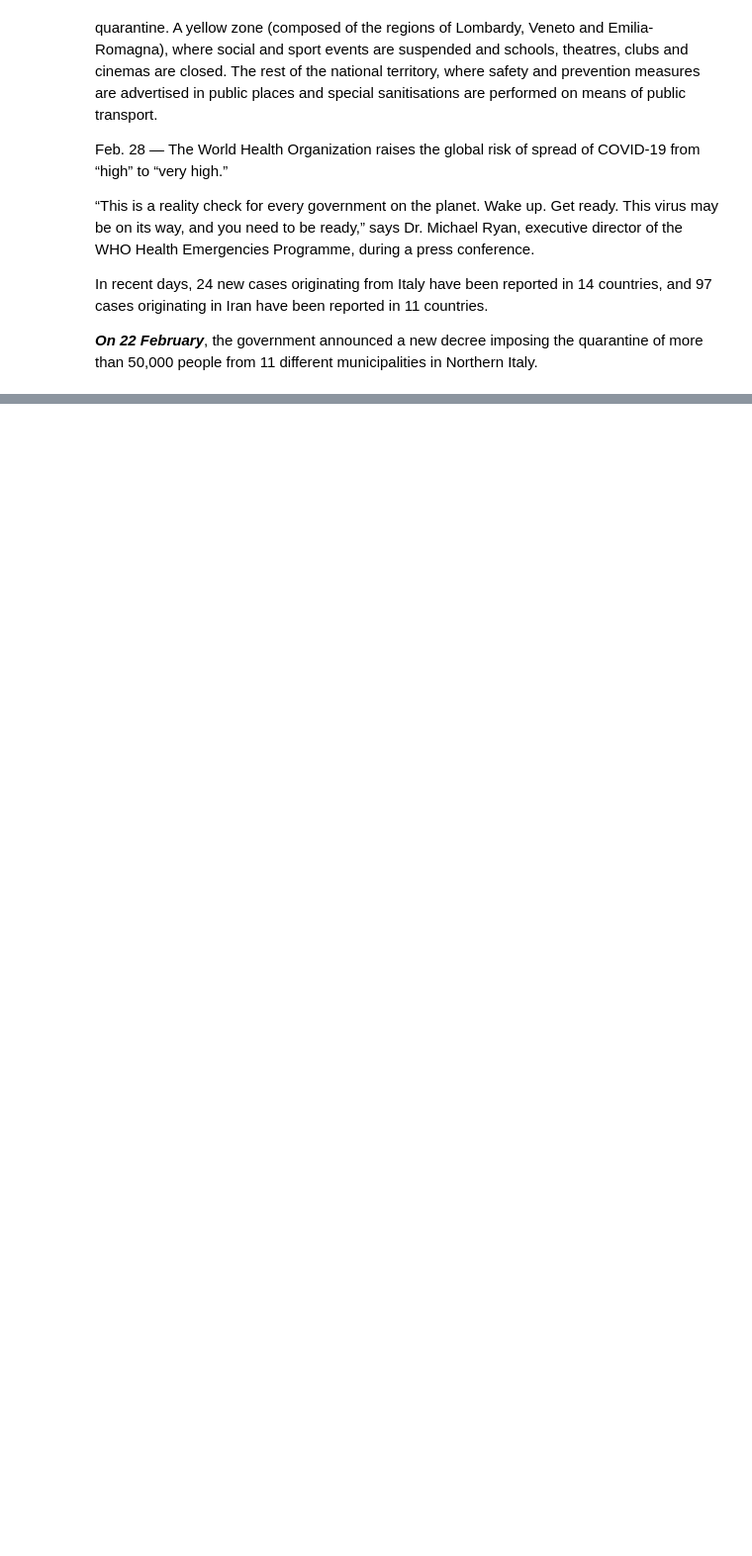
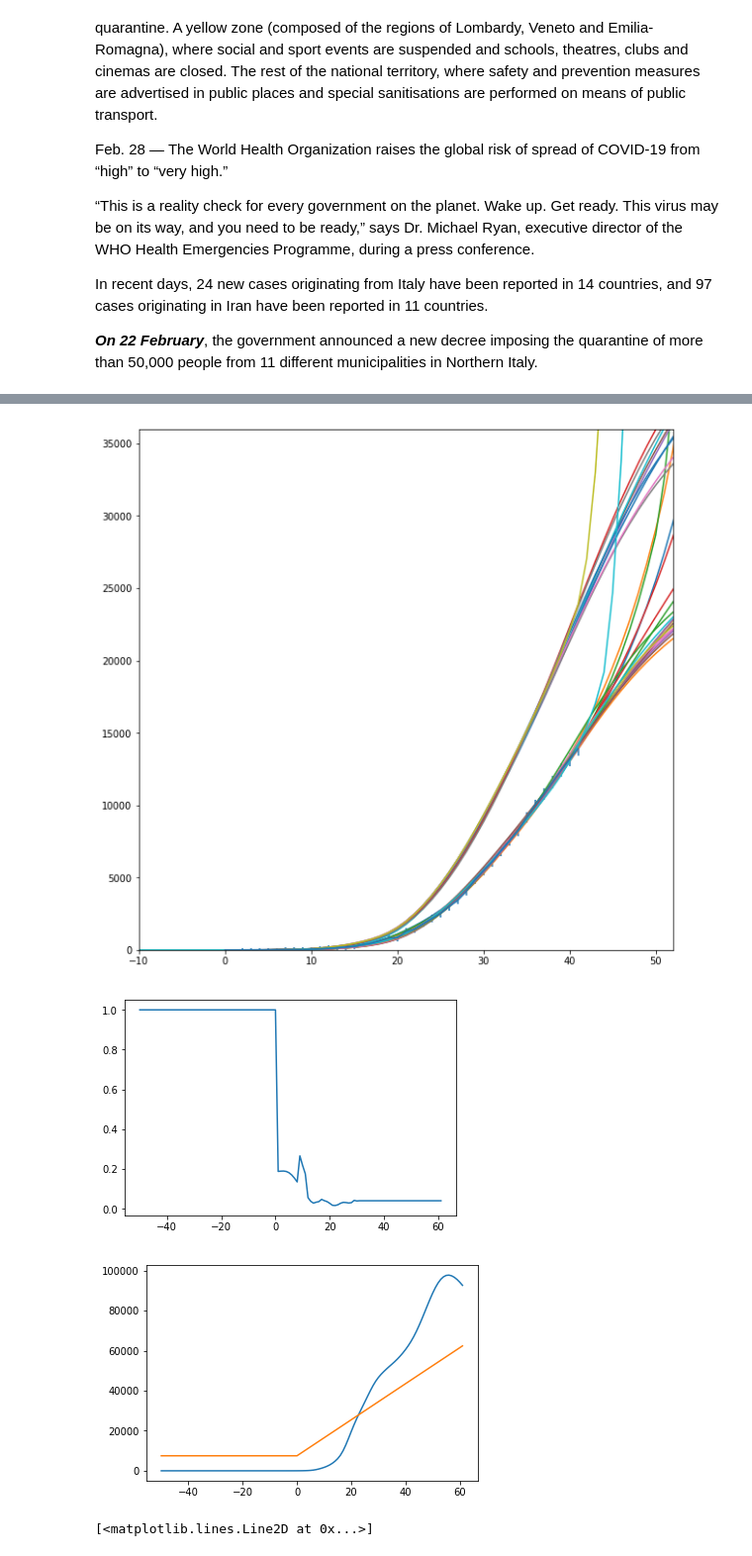
Before and after one commit to AndreasFinke/mcmc, a Jupyter notebook: notebooks/covid.ipynb, the cells around one changed output, grey strips where cells are left out. Shown: that part at 99% size. Cells and saved outputs as stored; diff of their text form; code cells hidden in the pictures; blank space fills up the shorter version.

```diff
--- a/notebooks/covid.ipynb
+++ b/notebooks/covid.ipynb
@@ -89,0 +148,11 @@ covid = mcmc.DiseaseSpread(data, params, nPop, 7500.0+2000, 200.0, maxdelay, 10)
+# %%
+ls = []
+for i in range(100):
+    gd = mcmc.GradientDecent(state)
+    state.test(0.01)
+    gd.learningRate = 0
+    gd.decent()
+    print(state.getAll()["delay"])
+    ls.append(state.loglike())
+
+plt.plot(ls)
@@ -127,0 +288,53 @@ plt.plot(chain.getMean("capacity"))
+# %%
+#plt.plot(np.mean(chain.getSamples("dead"),0))
+plt.figure(figsize=(10,10))
+#plt.plot(time_all, chain.getMean("dead")[:])
+for i in range(30):
+    plt.plot(time_all, chain.getSamples("dead")[-1-35*i,:])
+# plt.plot(time_all, chain.getSamples("dead")[-1,:])
+# plt.plot(time_all, chain.getSamples("dead")[-10,:])
+# plt.plot(time_all, chain.getSamples("dead")[-35,:])
+# plt.plot(time_all, chain.getSamples("dead")[-65,:])
+# plt.plot(time_all, chain.getSamples("dead")[-95,:])
+# plt.plot(time_all, chain.getSamples("dead")[-125,:])
+# plt.plot(time_all, chain.getSamples("dead")[-155,:])
+# plt.plot(time_all, chain.getSamples("dead")[-250,:])
+# plt.plot(time_all, chain.getSamples("dead")[-350,:])
+# plt.plot(time_all, chain.getSamples("dead")[-650,:])
+# plt.plot(time_all, chain.getSamples("dead")[-950,:])
+# plt.plot(time_all, chain.getSamples("dead")[-1250,:])
+# plt.plot(time_all, chain.getSamples("dead")[-1550,:])
+plt.errorbar(time_data, deaths_data, deaths_error)
+plt.xlim([-10, deaths_data.size+10])
+
+lims = plt.gca().get_xlim()
+i = np.where( (time_all > lims[0]) &  (time_all < lims[1]) )[0]
+plt.gca().set_ylim( chain.getMean("dead")[i].min(), chain.getMean("dead")[i].max() )
+
+plt.show()
+
+
+plt.plot(time_all, chain.getMean("totalBehavior"))
+#plt.plot(time_all, chain.getMean("behavior"))
+
+
+#plt.plot(time_all, chain.getSamples("totalbehavior")[-1,:])
+#plt.plot(time_all, chain.getSamples("totalbehavior")[-100,:])
+#plt.plot(time_all, chain.getSamples("totalbehavior")[-800,:])
+
+plt.show()
+
+
+plt.show()
+plt.plot(time_all, chain.getMean("serious"))
+plt.plot(time_all, chain.getMean("capacity"))
+plt.show()
+plt.plot(chain.getMean("recovered"))
+plt.plot(chain.getMean("mild"))
+plt.plot(chain.getMean("serious"))
+plt.plot(chain.getMean("dead"))
+# %% [output]
+[figure, added]
+[figure, added]
+[figure, added]
+[<matplotlib.lines.Line2D at 0x...>]
```
Also changed, not shown: parts of 16 cells of this notebook, 3 other files.
